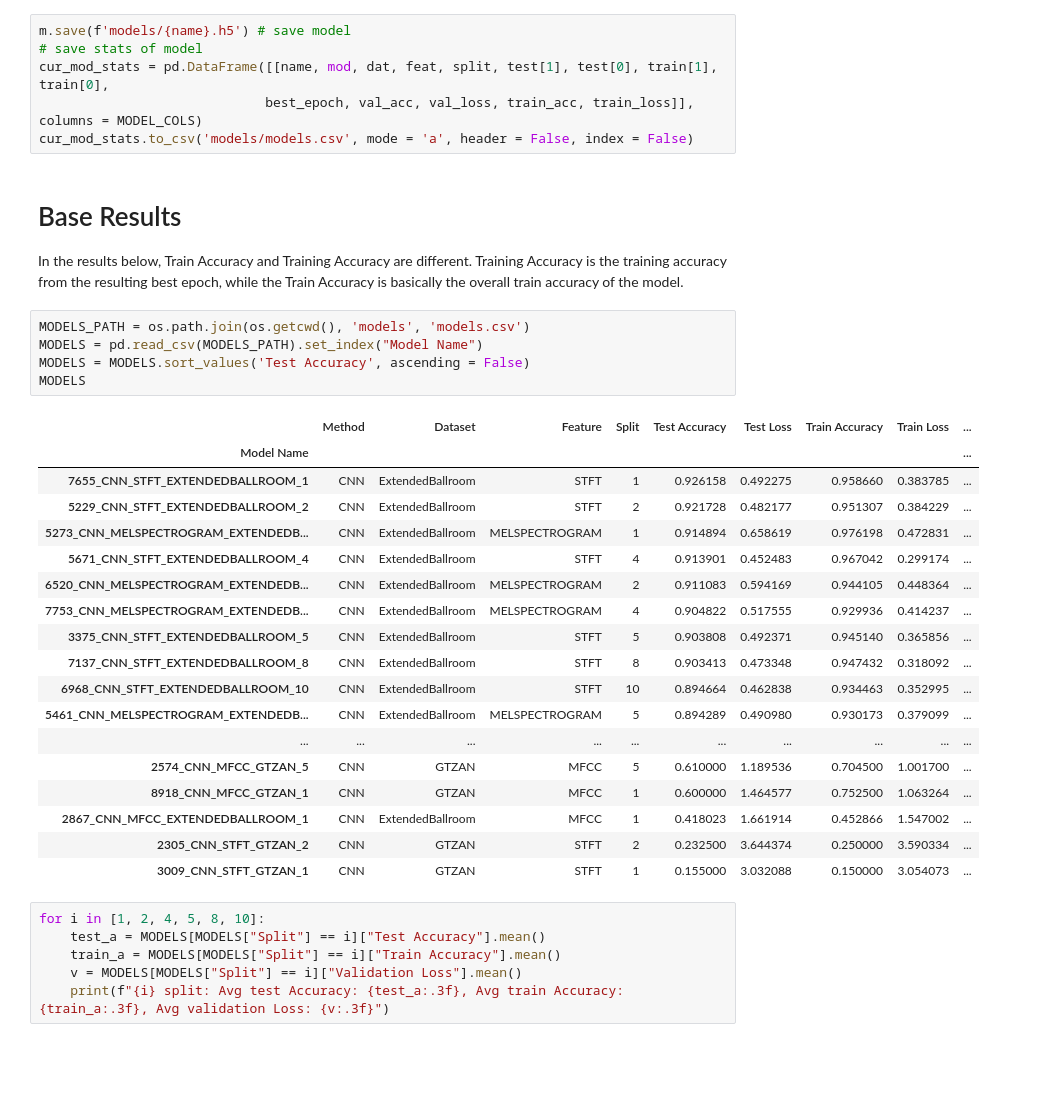
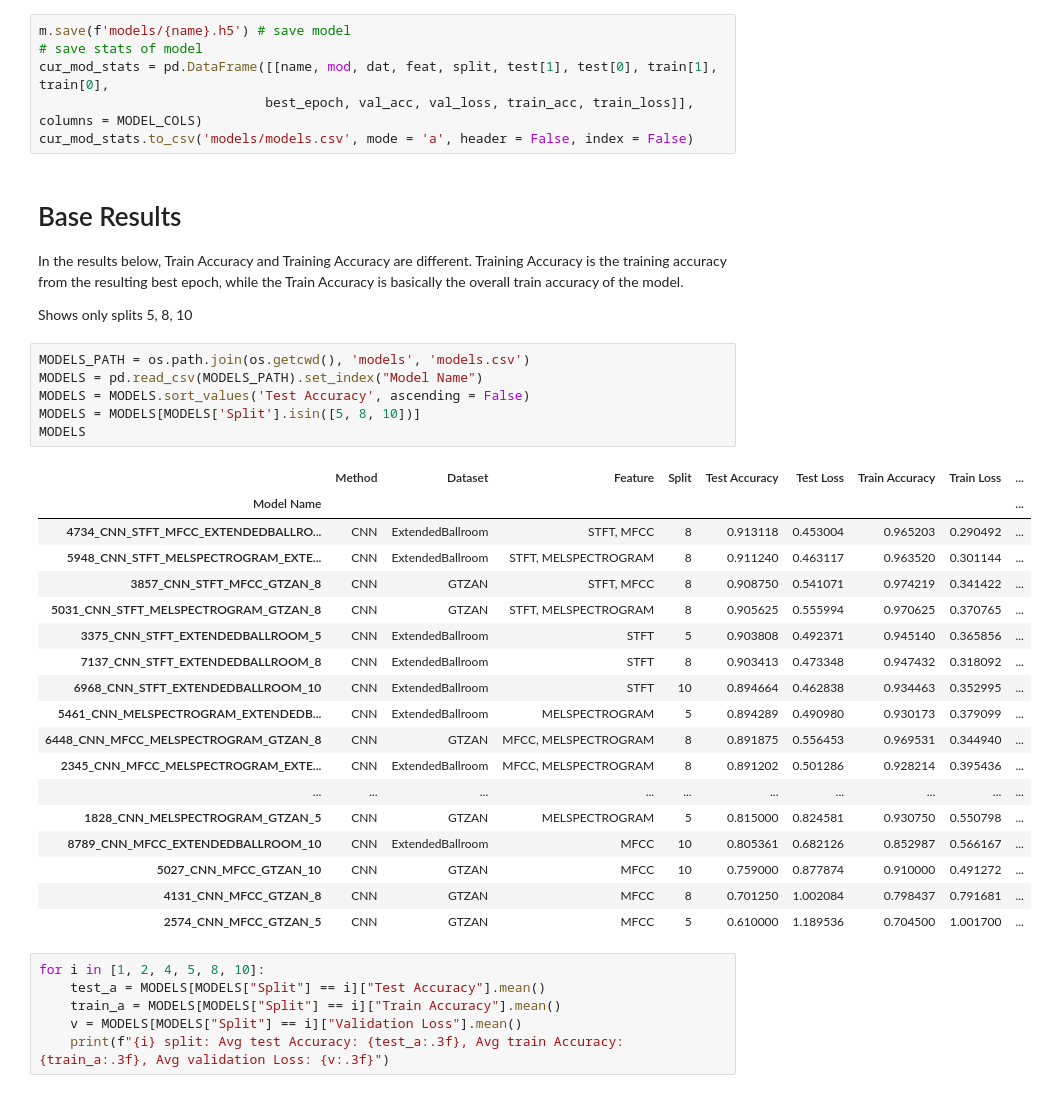
Before and after one commit to MarkGelo/CS-584, a Jupyter notebook: Project/Source/Music Genre Classification.ipynb, the cells around one changed output. Drawn from its saved outputs; the diff is of its cells as text; blank space fills up the shorter version.

```diff
--- a/Project/Source/Music Genre Classification.ipynb
+++ b/Project/Source/Music Genre Classification.ipynb
@@ -957,30 +976,33 @@ cur_mod_stats.to_csv('models/models.csv', mode = 'a', header = False, index = Fa
 # Base Results
 
 In the results below, Train Accuracy and Training Accuracy are different. Training Accuracy is the training accuracy from the resulting best epoch, while the Train Accuracy is basically the overall train accuracy of the model.
+
+Shows only splits 5, 8, 10
 # %%
 MODELS_PATH = os.path.join(os.getcwd(), 'models', 'models.csv')
 MODELS = pd.read_csv(MODELS_PATH).set_index("Model Name")
 MODELS = MODELS.sort_values('Test Accuracy', ascending = False)
+MODELS = MODELS[MODELS['Split'].isin([5, 8, 10])]
 MODELS
 # %% [output]
 |  | Method | Dataset | Feature | Split | Test Accuracy | Test Loss | Train Accuracy | Train Loss | ... |
 | Model Name |  |  |  |  |  |  |  |  | ... |
-| 7655_CNN_STFT_EXTENDEDBALLROOM_1 | CNN | ExtendedBallroom | STFT | 1 | 0.926158 | 0.492275 | 0.958660 | 0.383785 | ... |
-| 5229_CNN_STFT_EXTENDEDBALLROOM_2 | CNN | ExtendedBallroom | STFT | 2 | 0.921728 | 0.482177 | 0.951307 | 0.384229 | ... |
-| 5273_CNN_MELSPECTROGRAM_EXTENDEDB... | CNN | ExtendedBallroom | MELSPECTROGRAM | 1 | 0.914894 | 0.658619 | 0.976198 | 0.472831 | ... |
-| 5671_CNN_STFT_EXTENDEDBALLROOM_4 | CNN | ExtendedBallroom | STFT | 4 | 0.913901 | 0.452483 | 0.967042 | 0.299174 | ... |
-| 6520_CNN_MELSPECTROGRAM_EXTENDEDB... | CNN | ExtendedBallroom | MELSPECTROGRAM | 2 | 0.911083 | 0.594169 | 0.944105 | 0.448364 | ... |
-| 7753_CNN_MELSPECTROGRAM_EXTENDEDB... | CNN | ExtendedBallroom | MELSPECTROGRAM | 4 | 0.904822 | 0.517555 | 0.929936 | 0.414237 | ... |
+| 4734_CNN_STFT_MFCC_EXTENDEDBALLRO... | CNN | ExtendedBallroom | STFT, MFCC | 8 | 0.913118 | 0.453004 | 0.965203 | 0.290492 | ... |
+| 5948_CNN_STFT_MELSPECTROGRAM_EXTE... | CNN | ExtendedBallroom | STFT, MELSPECTROGRAM | 8 | 0.911240 | 0.463117 | 0.963520 | 0.301144 | ... |
+| 3857_CNN_STFT_MFCC_GTZAN_8 | CNN | GTZAN | STFT, MFCC | 8 | 0.908750 | 0.541071 | 0.974219 | 0.341422 | ... |
+| 5031_CNN_STFT_MELSPECTROGRAM_GTZAN_8 | CNN | GTZAN | STFT, MELSPECTROGRAM | 8 | 0.905625 | 0.555994 | 0.970625 | 0.370765 | ... |
 | 3375_CNN_STFT_EXTENDEDBALLROOM_5 | CNN | ExtendedBallroom | STFT | 5 | 0.903808 | 0.492371 | 0.945140 | 0.365856 | ... |
 | 7137_CNN_STFT_EXTENDEDBALLROOM_8 | CNN | ExtendedBallroom | STFT | 8 | 0.903413 | 0.473348 | 0.947432 | 0.318092 | ... |
 | 6968_CNN_STFT_EXTENDEDBALLROOM_10 | CNN | ExtendedBallroom | STFT | 10 | 0.894664 | 0.462838 | 0.934463 | 0.352995 | ... |
 | 5461_CNN_MELSPECTROGRAM_EXTENDEDB... | CNN | ExtendedBallroom | MELSPECTROGRAM | 5 | 0.894289 | 0.490980 | 0.930173 | 0.379099 | ... |
+| 6448_CNN_MFCC_MELSPECTROGRAM_GTZAN_8 | CNN | GTZAN | MFCC, MELSPECTROGRAM | 8 | 0.891875 | 0.556453 | 0.969531 | 0.344940 | ... |
+| 2345_CNN_MFCC_MELSPECTROGRAM_EXTE... | CNN | ExtendedBallroom | MFCC, MELSPECTROGRAM | 8 | 0.891202 | 0.501286 | 0.928214 | 0.395436 | ... |
 | ... | ... | ... | ... | ... | ... | ... | ... | ... | ... |
+| 1828_CNN_MELSPECTROGRAM_GTZAN_5 | CNN | GTZAN | MELSPECTROGRAM | 5 | 0.815000 | 0.824581 | 0.930750 | 0.550798 | ... |
+| 8789_CNN_MFCC_EXTENDEDBALLROOM_10 | CNN | ExtendedBallroom | MFCC | 10 | 0.805361 | 0.682126 | 0.852987 | 0.566167 | ... |
+| 5027_CNN_MFCC_GTZAN_10 | CNN | GTZAN | MFCC | 10 | 0.759000 | 0.877874 | 0.910000 | 0.491272 | ... |
+| 4131_CNN_MFCC_GTZAN_8 | CNN | GTZAN | MFCC | 8 | 0.701250 | 1.002084 | 0.798437 | 0.791681 | ... |
 | 2574_CNN_MFCC_GTZAN_5 | CNN | GTZAN | MFCC | 5 | 0.610000 | 1.189536 | 0.704500 | 1.001700 | ... |
-| 8918_CNN_MFCC_GTZAN_1 | CNN | GTZAN | MFCC | 1 | 0.600000 | 1.464577 | 0.752500 | 1.063264 | ... |
-| 2867_CNN_MFCC_EXTENDEDBALLROOM_1 | CNN | ExtendedBallroom | MFCC | 1 | 0.418023 | 1.661914 | 0.452866 | 1.547002 | ... |
-| 2305_CNN_STFT_GTZAN_2 | CNN | GTZAN | STFT | 2 | 0.232500 | 3.644374 | 0.250000 | 3.590334 | ... |
-| 3009_CNN_STFT_GTZAN_1 | CNN | GTZAN | STFT | 1 | 0.155000 | 3.032088 | 0.150000 | 3.054073 | ... |
 # %%
 for i in [1, 2, 4, 5, 8, 10]:
     test_a = MODELS[MODELS["Split"] == i]["Test Accuracy"].mean()
```
Also changed, not shown: parts of 76 cells of this notebook, 8 other files.
